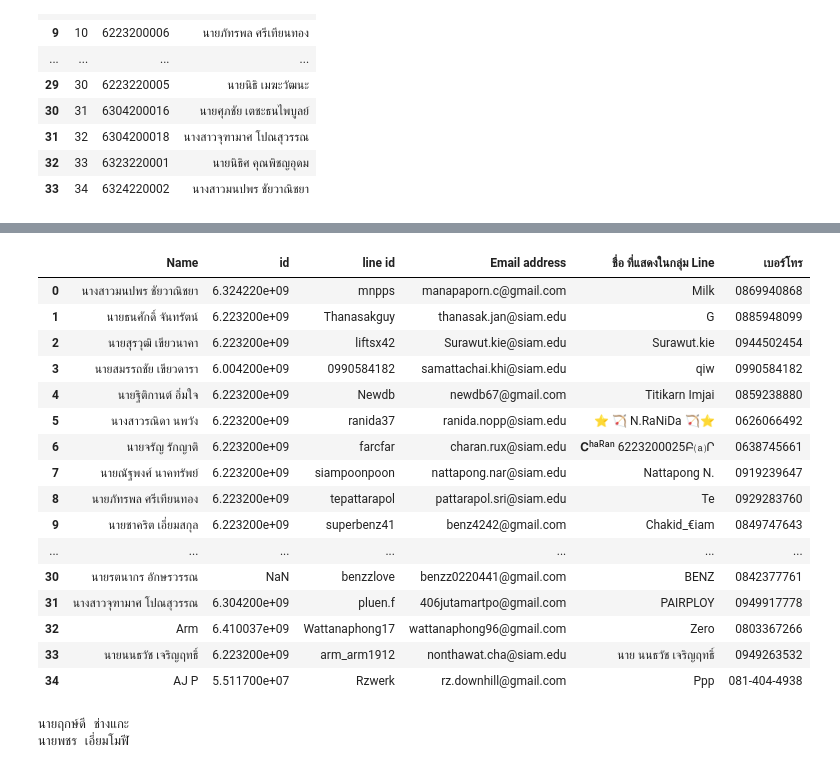
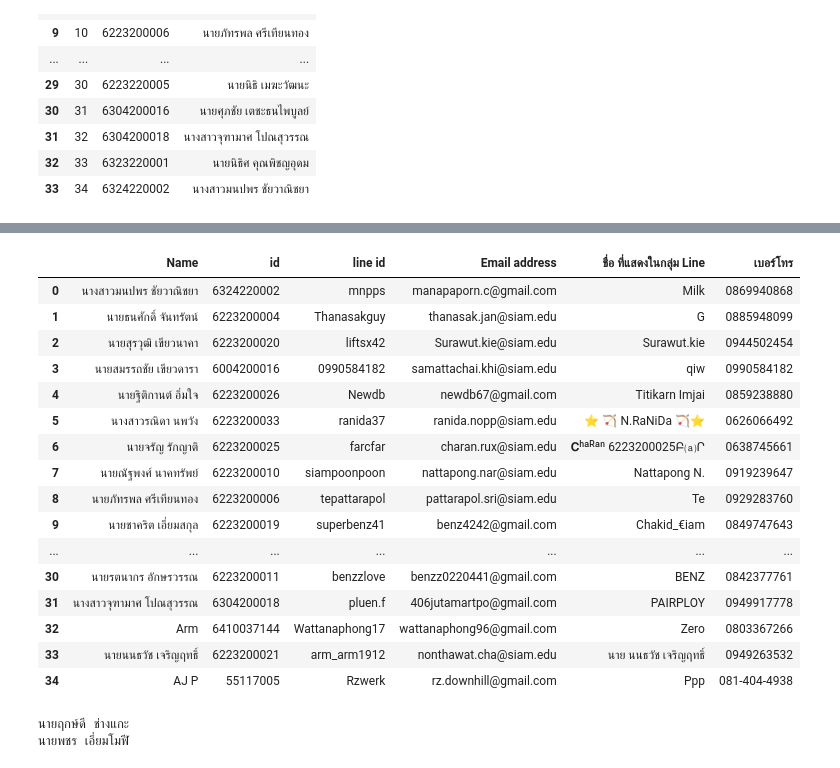
Before and after one commit to Tuchsanai/152-478-Introduction-to-Deep-Learning-for-Artificial-Intelligence-Engineering, a Jupyter notebook: Group/group_create.ipynb, the cells around one changed output, grey strips where cells are left out. Drawn from its saved outputs; the diff is of its cells as text; code cells hidden in the pictures.

```diff
--- a/Group/group_create.ipynb
+++ b/Group/group_create.ipynb
@@ -36,26 +49,40 @@ df
 # %%
 df_regis = pd.read_csv('data.csv')
 df_regis = df_regis[['ชื่อ-สกุล', 'รหัสนักศึกษา', 'line id','Email address','ชื่อ  ที่แสดงในกลุ่ม Line', 'เบอร์โทร']]
 df_regis = df_regis.rename({"ชื่อ-สกุล":'Name','รหัสนักศึกษา':'id'},axis=1 )
+df_regis.fillna(0,inplace=True)
+df_regis['id'] = df_regis['id'].astype('int').astype('str')
+df_regis = df_regis.set_index('Name')
+
+
+for index, x in df.iterrows() :
+    name = x['Name']
+    if name in df_regis.index.tolist() :
+      df_regis.loc[name,'id'] = x['id']
+
+
+
+df_regis = df_regis.reset_index()
+
 df_regis
 # %% [output]
 |  | Name | id | line id | Email address | ชื่อ ที่แสดงในกลุ่ม Line | เบอร์โทร |
-| 0 | นางสาวมนปพร ชัยวาณิชยา | 6.324220e+09 | mnpps | manapaporn.c@gmail.com | Milk | 0869940868 |
-| 1 | นายธนศักดิ์ จันทรัตน์ | 6.223200e+09 | Thanasakguy | thanasak.jan@siam.edu | G | 0885948099 |
-| 2 | นายสุรวุฒิ เขียวนาคา | 6.223200e+09 | liftsx42 | Surawut.kie@siam.edu | Surawut.kie | 0944502454 |
-| 3 | นายสมรรถชัย เขียวดารา | 6.004200e+09 | 0990584182 | samattachai.khi@siam.edu | qiw | 0990584182 |
-| 4 | นายฐิติกานต์ อิ่มใจ | 6.223200e+09 | Newdb | newdb67@gmail.com | Titikarn Imjai | 0859238880 |
-| 5 | นางสาวรณิดา นพวัง | 6.223200e+09 | ranida37 | ranida.nopp@siam.edu | ⭐️ 🏹 N.RaNiDa 🏹⭐ | 0626066492 |
-| 6 | นายจรัญ รักญาติ | 6.223200e+09 | farcfar | charan.rux@siam.edu | 𝐂ʰᵃᴿᵃⁿ 6223200025Բ⒜Ր | 0638745661 |
-| 7 | นายณัฐพงศ์ นาคทรัพย์ | 6.223200e+09 | siampoonpoon | nattapong.nar@siam.edu | Nattapong N. | 0919239647 |
-| 8 | นายภัทรพล ศรีเทียนทอง | 6.223200e+09 | tepattarapol | pattarapol.sri@siam.edu | Te | 0929283760 |
-| 9 | นายชาคริต เอี่ยมสกุล | 6.223200e+09 | superbenz41 | benz4242@gmail.com | Chakid_€iam | 0849747643 |
+| 0 | นางสาวมนปพร ชัยวาณิชยา | 6324220002 | mnpps | manapaporn.c@gmail.com | Milk | 0869940868 |
+| 1 | นายธนศักดิ์ จันทรัตน์ | 6223200004 | Thanasakguy | thanasak.jan@siam.edu | G | 0885948099 |
+| 2 | นายสุรวุฒิ เขียวนาคา | 6223200020 | liftsx42 | Surawut.kie@siam.edu | Surawut.kie | 0944502454 |
+| 3 | นายสมรรถชัย เขียวดารา | 6004200016 | 0990584182 | samattachai.khi@siam.edu | qiw | 0990584182 |
+| 4 | นายฐิติกานต์ อิ่มใจ | 6223200026 | Newdb | newdb67@gmail.com | Titikarn Imjai | 0859238880 |
+| 5 | นางสาวรณิดา นพวัง | 6223200033 | ranida37 | ranida.nopp@siam.edu | ⭐️ 🏹 N.RaNiDa 🏹⭐ | 0626066492 |
+| 6 | นายจรัญ รักญาติ | 6223200025 | farcfar | charan.rux@siam.edu | 𝐂ʰᵃᴿᵃⁿ 6223200025Բ⒜Ր | 0638745661 |
+| 7 | นายณัฐพงศ์ นาคทรัพย์ | 6223200010 | siampoonpoon | nattapong.nar@siam.edu | Nattapong N. | 0919239647 |
+| 8 | นายภัทรพล ศรีเทียนทอง | 6223200006 | tepattarapol | pattarapol.sri@siam.edu | Te | 0929283760 |
+| 9 | นายชาคริต เอี่ยมสกุล | 6223200019 | superbenz41 | benz4242@gmail.com | Chakid_€iam | 0849747643 |
 | ... | ... | ... | ... | ... | ... | ... |
-| 30 | นายรตนากร อักษรวรรณ | NaN | benzzlove | benzz0220441@gmail.com | BENZ | 0842377761 |
-| 31 | นางสาวจุฑามาศ โปณสุวรรณ | 6.304200e+09 | pluen.f | 406jutamartpo@gmail.com | PAIRPLOY | 0949917778 |
-| 32 | Arm | 6.410037e+09 | Wattanaphong17 | wattanaphong96@gmail.com | Zero | 0803367266 |
-| 33 | นายนนธวัช เจริญฤทธิ์ | 6.223200e+09 | arm_arm1912 | nonthawat.cha@siam.edu | นาย นนธวัช เจริญฤทธิ์ | 0949263532 |
-| 34 | AJ P | 5.511700e+07 | Rzwerk | rz.downhill@gmail.com | Ppp | 081-404-4938 |
+| 30 | นายรตนากร อักษรวรรณ | 6223200011 | benzzlove | benzz0220441@gmail.com | BENZ | 0842377761 |
+| 31 | นางสาวจุฑามาศ โปณสุวรรณ | 6304200018 | pluen.f | 406jutamartpo@gmail.com | PAIRPLOY | 0949917778 |
+| 32 | Arm | 6410037144 | Wattanaphong17 | wattanaphong96@gmail.com | Zero | 0803367266 |
+| 33 | นายนนธวัช เจริญฤทธิ์ | 6223200021 | arm_arm1912 | nonthawat.cha@siam.edu | นาย นนธวัช เจริญฤทธิ์ | 0949263532 |
+| 34 | AJ P | 55117005 | Rzwerk | rz.downhill@gmail.com | Ppp | 081-404-4938 |
 # %%
 for x in df['Name'] :
     if x in df_regis['Name'].tolist() :
```
Also changed, not shown: parts of 3 cells of this notebook.
